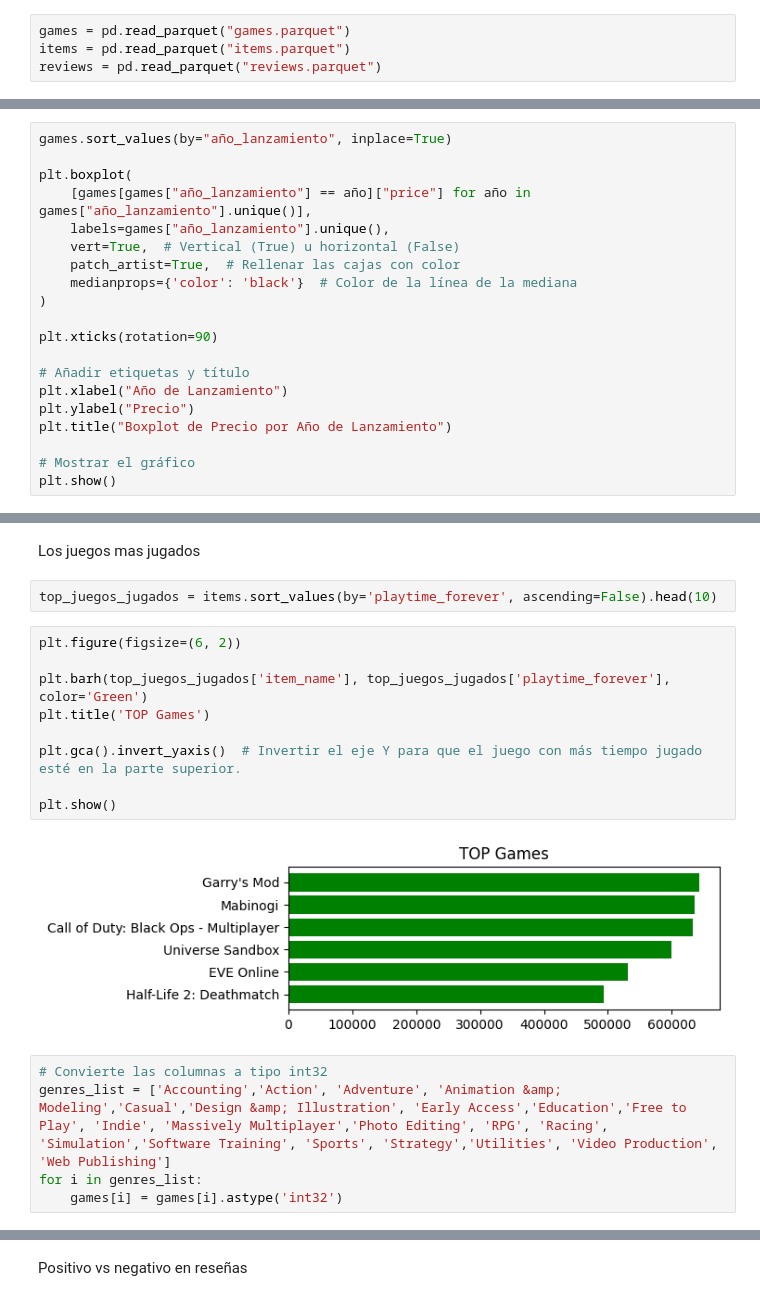
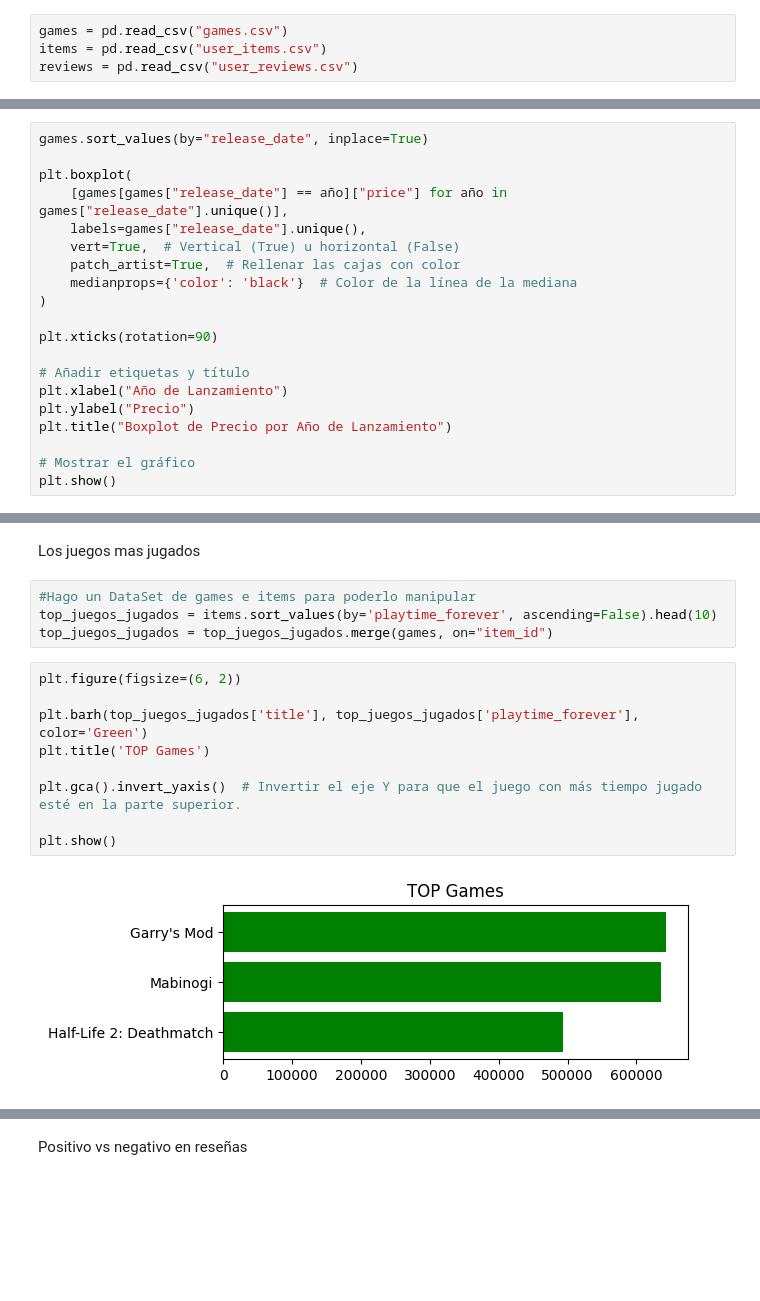
Before and after one commit to AgneseNahuel/PI_ML_OPS, a Jupyter notebook: EDA.ipynb, the cells around one changed output, grey strips where cells are left out. Saved outputs shown, nothing was run; the diff lists cells and outputs as text; blank space fills up the shorter version.

```diff
--- a/EDA.ipynb
+++ b/EDA.ipynb
@@ -6,9 +6,9 @@ import matplotlib.pyplot as plt
 import scipy.stats as stats
 from collections import Counter
 # %%
-games = pd.read_parquet("games.parquet")
-items = pd.read_parquet("items.parquet")
-reviews = pd.read_parquet("reviews.parquet")
+games = pd.read_csv("games.csv")
+items = pd.read_csv("user_items.csv")
+reviews = pd.read_csv("user_reviews.csv")
 # %% [markdown]
 GAMES
 # %%
@@ -71,9 +79,9 @@ plt.show()"""
 # %%
-games.sort_values(by="año_lanzamiento", inplace=True)
+games.sort_values(by="release_date", inplace=True)
 
 plt.boxplot(
-    [games[games["año_lanzamiento"] == año]["price"] for año in games["año_lanzamiento"].unique()],
-    labels=games["año_lanzamiento"].unique(),
+    [games[games["release_date"] == año]["price"] for año in games["release_date"].unique()],
+    labels=games["release_date"].unique(),
     vert=True,  # Vertical (True) u horizontal (False)
     patch_artist=True,  # Rellenar las cajas con color
     medianprops={'color': 'black'}  # Color de la línea de la mediana
@@ -139,20 +147,17 @@ Se puede ver que hay muchos outliers, razonando podria ver juegos que son caros,
 # %% [markdown]
 Los juegos mas jugados
 # %%
+#Hago un DataSet de games e items para poderlo manipular
 top_juegos_jugados = items.sort_values(by='playtime_forever', ascending=False).head(10)
+top_juegos_jugados = top_juegos_jugados.merge(games, on="item_id")
 # %%
 plt.figure(figsize=(6, 2))
 
-plt.barh(top_juegos_jugados['item_name'], top_juegos_jugados['playtime_forever'], color='Green')
+plt.barh(top_juegos_jugados['title'], top_juegos_jugados['playtime_forever'], color='Green')
 plt.title('TOP Games')
 
 plt.gca().invert_yaxis()  # Invertir el eje Y para que el juego con más tiempo jugado esté en la parte superior.
 
 plt.show()
 # %% [output]
-[figure, old version]
+[figure, new version]
-# %%
-# Convierte las columnas a tipo int32
-genres_list = ['Accounting','Action', 'Adventure', 'Animation &amp; Modeling','Casual','Design &amp; Illustration', 'Early Access','Education','Free to Play', 'Indie', 'Massively Multiplayer','Photo Editing', 'RPG', 'Racing', 'Simulation','Software Training', 'Sports', 'Strategy','Utilities', 'Video Production', 'Web Publishing']
-for i in genres_list:
-    games[i] = games[i].astype('int32')
```
Also changed, not shown: parts of 12 cells of this notebook, 1 other file.
